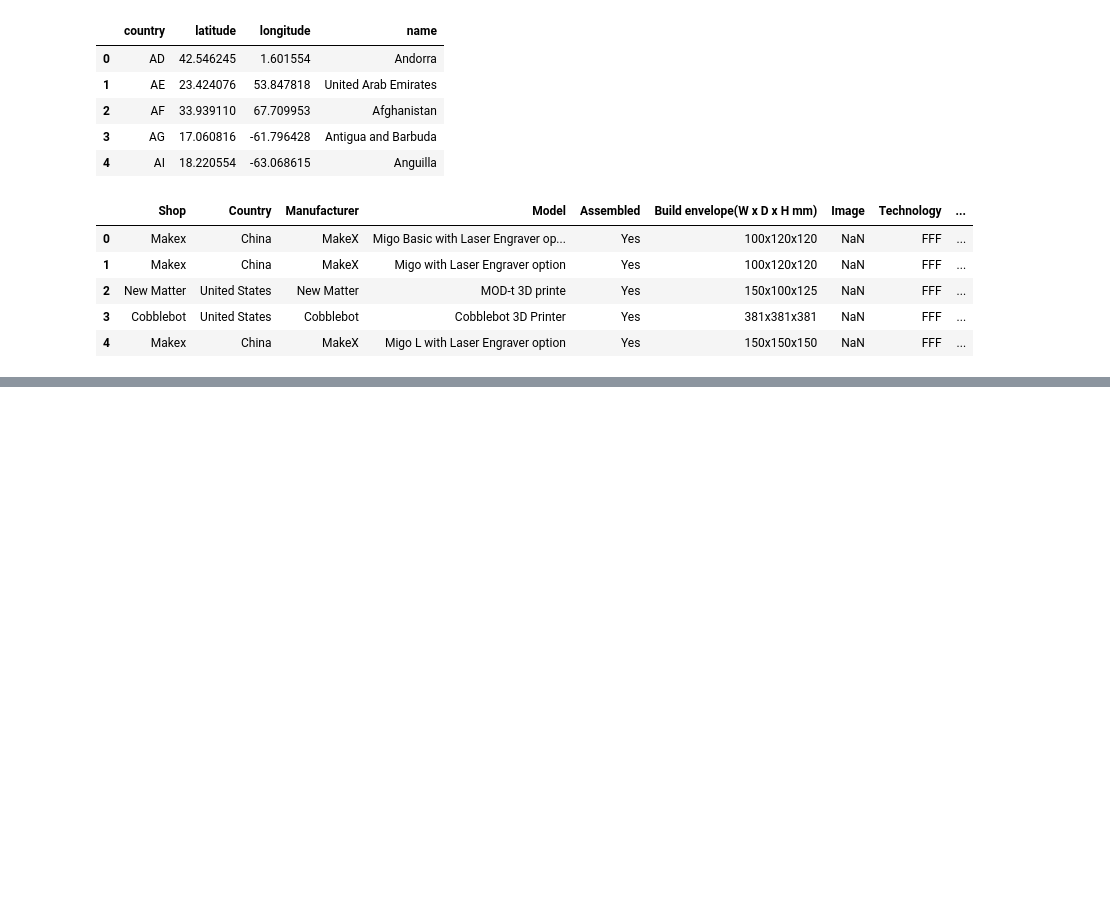
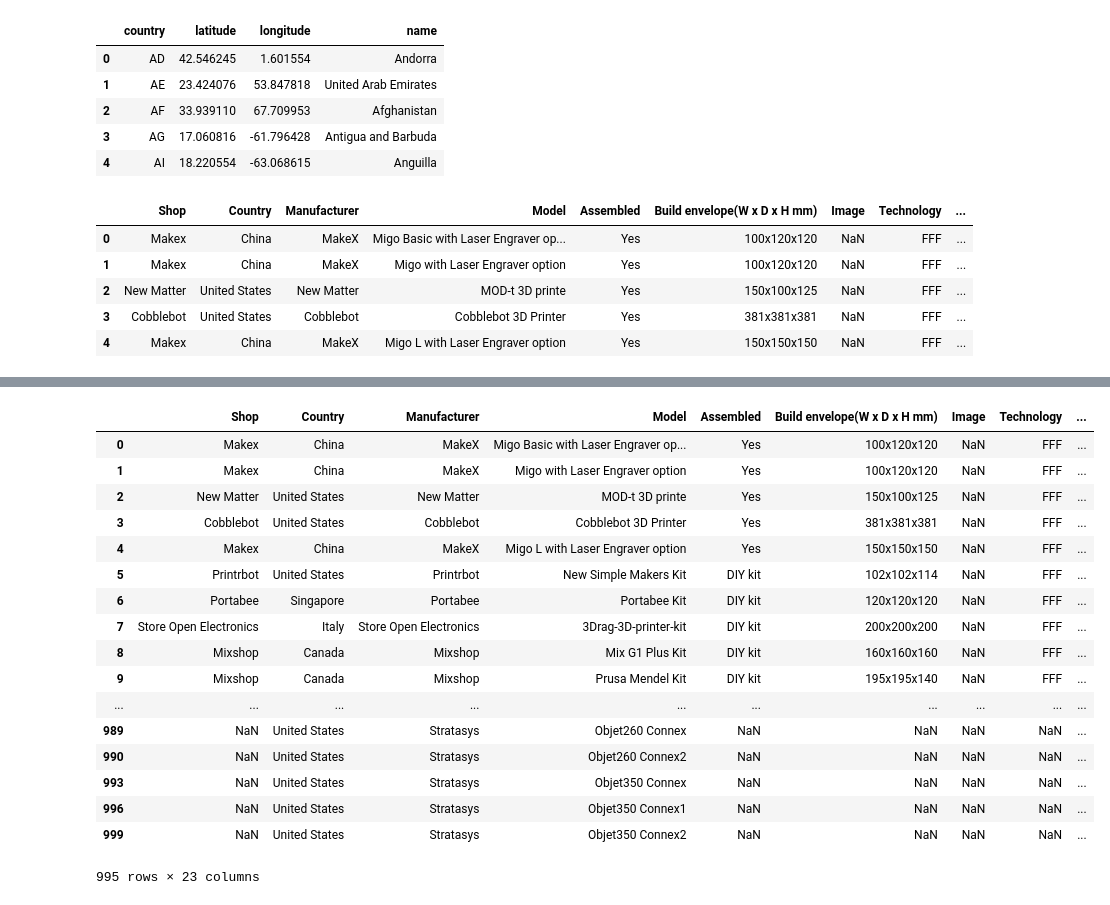
Before and after one commit to BI-Bees/3d-printing, a Jupyter notebook: Data Visualization.ipynb, the cells around one changed output, grey strips where cells are left out. Drawn from its saved outputs; the diff is of its cells as text; code cells hidden in the pictures; blank space fills up the shorter version.

Commit message:
filtered data and created more csv files

```diff
--- a/Data Visualization.ipynb
+++ b/Data Visualization.ipynb
@@ -97,0 +154,23 @@ b'Skipping line 1412642: expected 15 fields, saw 22\n'
+# %%
+df_result = df_result[~df_result.duplicated(subset=['Model'])]
+df_result.to_csv('printers_all_data', sep=',')
+df_result
+# %% [output]
+|  | Shop | Country | Manufacturer | Model | Assembled | Build envelope(W x D x H mm) | Image | Technology | ... |
+| 0 | Makex | China | MakeX | Migo Basic with Laser Engraver op... | Yes | 100x120x120 | NaN | FFF | ... |
+| 1 | Makex | China | MakeX | Migo with Laser Engraver option | Yes | 100x120x120 | NaN | FFF | ... |
+| 2 | New Matter | United States | New Matter | MOD-t 3D printe | Yes | 150x100x125 | NaN | FFF | ... |
+| 3 | Cobblebot | United States | Cobblebot | Cobblebot 3D Printer | Yes | 381x381x381 | NaN | FFF | ... |
+| 4 | Makex | China | MakeX | Migo L with Laser Engraver option | Yes | 150x150x150 | NaN | FFF | ... |
+| 5 | Printrbot | United States | Printrbot | New Simple Makers Kit | DIY kit | 102x102x114 | NaN | FFF | ... |
+| 6 | Portabee | Singapore | Portabee | Portabee Kit | DIY kit | 120x120x120 | NaN | FFF | ... |
+| 7 | Store Open Electronics | Italy | Store Open Electronics | 3Drag-3D-printer-kit | DIY kit | 200x200x200 | NaN | FFF | ... |
+| 8 | Mixshop | Canada | Mixshop | Mix G1 Plus Kit | DIY kit | 160x160x160 | NaN | FFF | ... |
+| 9 | Mixshop | Canada | Mixshop | Prusa Mendel Kit | DIY kit | 195x195x140 | NaN | FFF | ... |
+| ... | ... | ... | ... | ... | ... | ... | ... | ... | ... |
+| 989 | NaN | United States | Stratasys | Objet260 Connex | NaN | NaN | NaN | NaN | ... |
+| 990 | NaN | United States | Stratasys | Objet260 Connex2 | NaN | NaN | NaN | NaN | ... |
+| 993 | NaN | United States | Stratasys | Objet350 Connex | NaN | NaN | NaN | NaN | ... |
+| 996 | NaN | United States | Stratasys | Objet350 Connex1 | NaN | NaN | NaN | NaN | ... |
+| 999 | NaN | United States | Stratasys | Objet350 Connex2 | NaN | NaN | NaN | NaN | ... |
+995 rows × 23 columns
```
Also changed, not shown: parts of 6 cells of this notebook, 4 other files.
